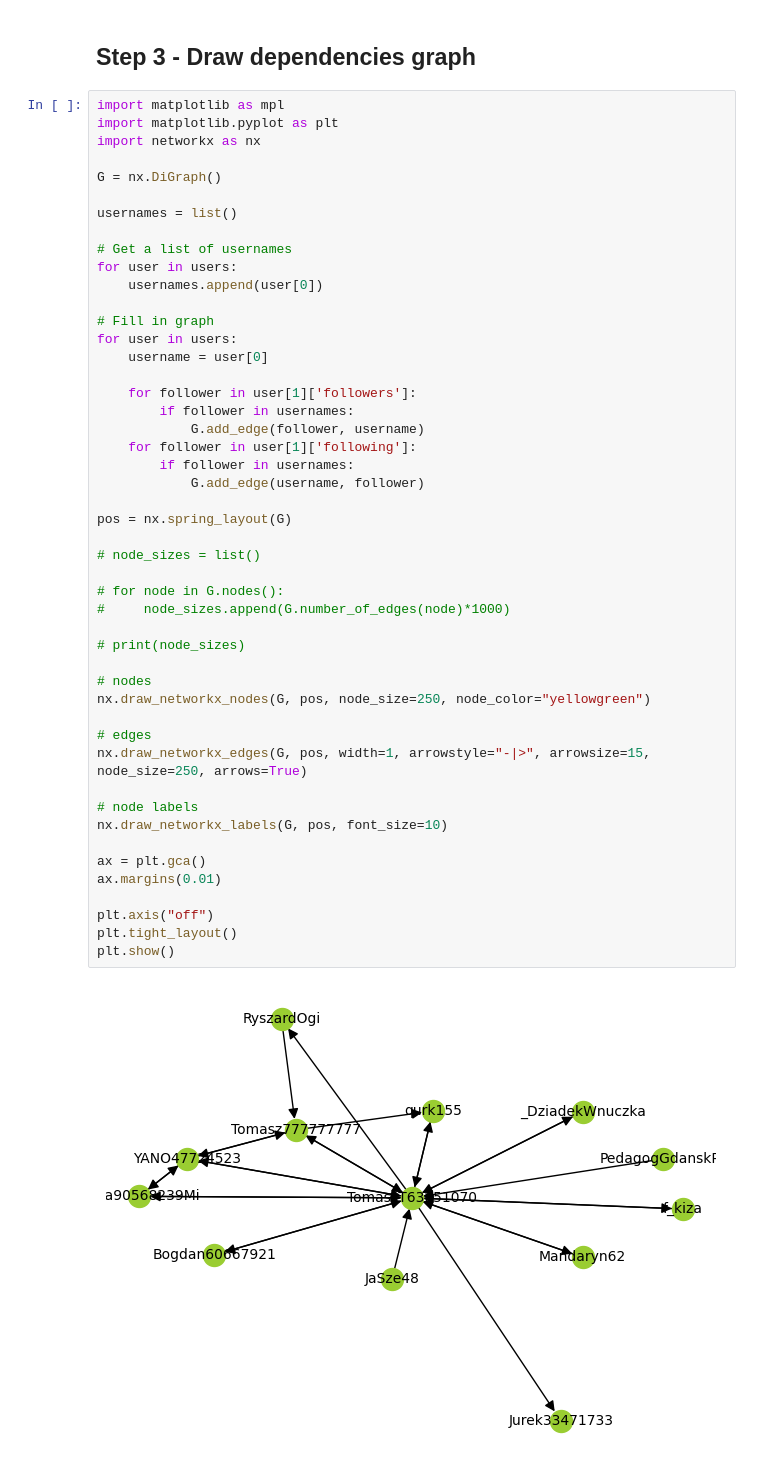
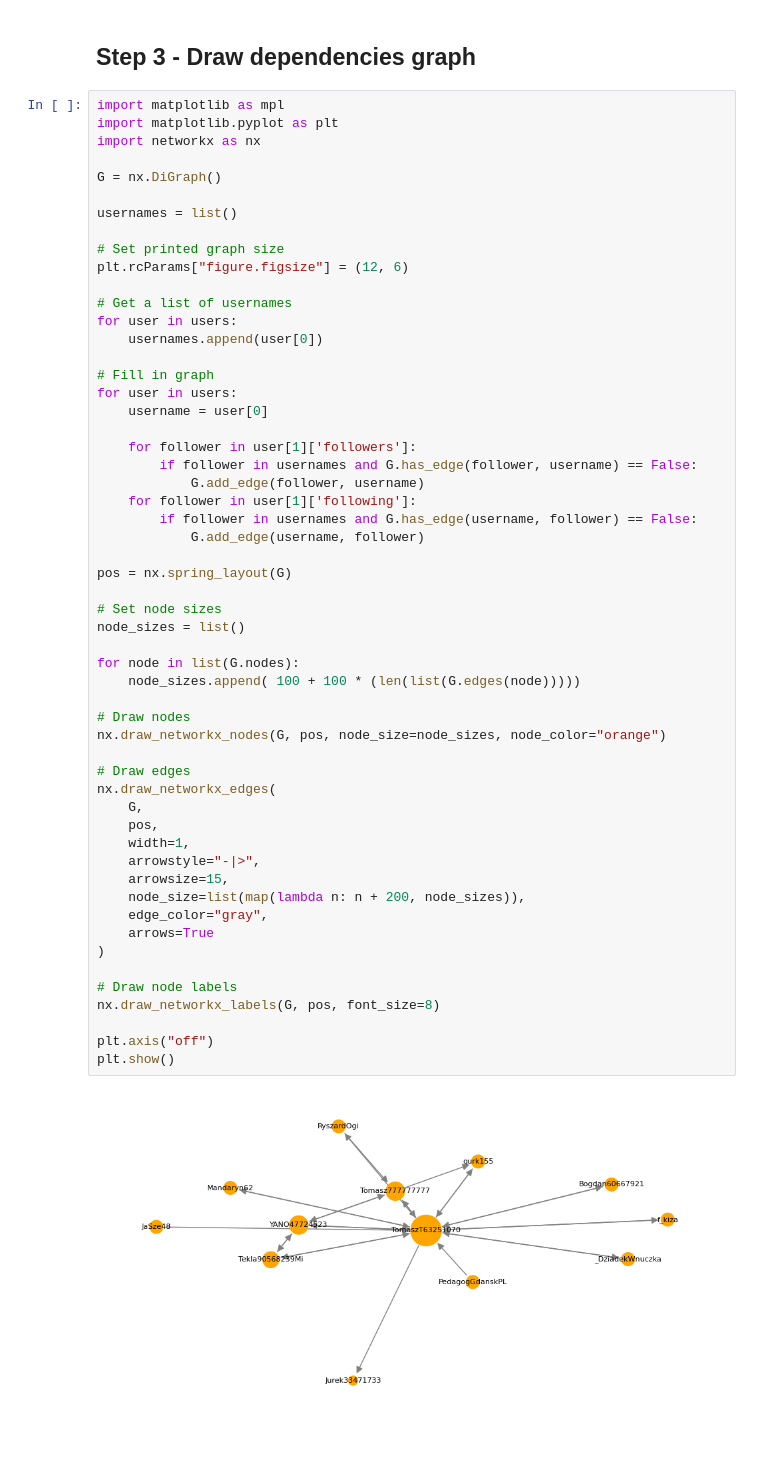
Before and after one commit to elszczepano/master-thesis-automation, a Jupyter notebook: notebooks/Dependency Graph.ipynb, the cells around one changed output. Saved outputs shown, nothing was run; the diff lists cells and outputs as text; blank space fills up the shorter version.

Commit message:
Improve dependency graph - increase readability

```diff
--- a/notebooks/Dependency Graph.ipynb
+++ b/notebooks/Dependency Graph.ipynb
@@ -48,48 +48,55 @@ import matplotlib as mpl
 import matplotlib.pyplot as plt
 import networkx as nx
 
 G = nx.DiGraph()
 
 usernames = list()
+
+# Set printed graph size
+plt.rcParams["figure.figsize"] = (12, 6)
 
 # Get a list of usernames
 for user in users:
     usernames.append(user[0])
 
 # Fill in graph
 for user in users:
     username = user[0]
 
     for follower in user[1]['followers']:
-        if follower in usernames:
+        if follower in usernames and G.has_edge(follower, username) == False:
             G.add_edge(follower, username)
     for follower in user[1]['following']:
-        if follower in usernames:
+        if follower in usernames and G.has_edge(username, follower) == False:
             G.add_edge(username, follower)
 
 pos = nx.spring_layout(G)
 
-# node_sizes = list()
+# Set node sizes
+node_sizes = list()
 
-# for node in G.nodes():
-#     node_sizes.append(G.number_of_edges(node)*1000)
+for node in list(G.nodes):
+    node_sizes.append( 100 + 100 * (len(list(G.edges(node)))))
 
-# print(node_sizes)
+# Draw nodes
+nx.draw_networkx_nodes(G, pos, node_size=node_sizes, node_color="orange")
 
-# nodes
-nx.draw_networkx_nodes(G, pos, node_size=250, node_color="yellowgreen")
+# Draw edges
+nx.draw_networkx_edges(
+    G,
+    pos,
+    width=1,
+    arrowstyle="-|>",
+    arrowsize=15,
+    node_size=list(map(lambda n: n + 200, node_sizes)),
+    edge_color="gray",
+    arrows=True
+)
 
-# edges
-nx.draw_networkx_edges(G, pos, width=1, arrowstyle="-|>", arrowsize=15, node_size=250, arrows=True)
-
-# node labels
-nx.draw_networkx_labels(G, pos, font_size=10)
-
-ax = plt.gca()
-ax.margins(0.01)
+# Draw node labels
+nx.draw_networkx_labels(G, pos, font_size=8)
 
 plt.axis("off")
-plt.tight_layout()
 plt.show()
 # %% [output]
-[figure, old version]
+[figure, new version]
```
Also changed, not shown: parts of 1 cell of this notebook.
